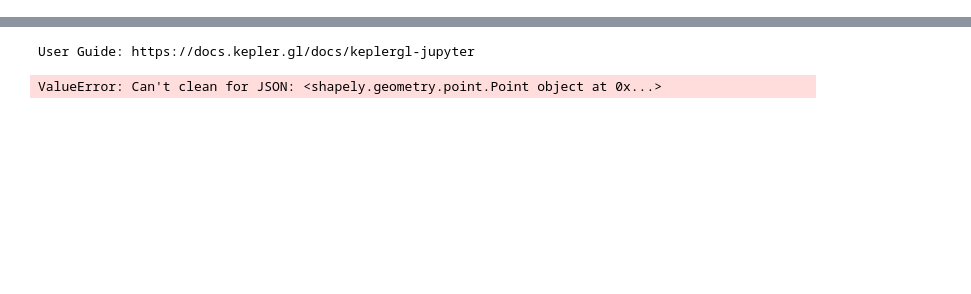
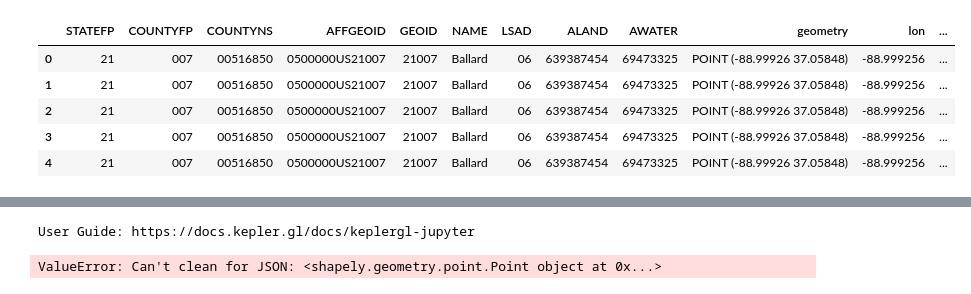
Before and after one commit to stevennac3/rp-covid-migration, a Jupyter notebook: notebooks/Viz/Kepler_Edits.ipynb, the cells around one changed output, grey strips where cells are left out. Drawn from its saved outputs; the diff is of its cells as text; code cells hidden in the pictures; blank space fills up the shorter version.

```diff
--- a/notebooks/Viz/Kepler_Edits.ipynb
+++ b/notebooks/Viz/Kepler_Edits.ipynb
@@ -15,0 +71,12 @@ os.chdir(r'C:\Users\steve\GitHub\rp-covid-migration')
+# %%
+usa_centroid = pd.merge(counties, dff, left_on="GEOID", right_on="id", how="inner")
+usa_centroid.to_csv(r'data/usa_cntr_jansep.csv')
+# %%
+usa_centroid.head()
+# %% [output]
+|  | STATEFP | COUNTYFP | COUNTYNS | AFFGEOID | GEOID | NAME | LSAD | ALAND | AWATER | geometry | lon | ... |
+| 0 | 21 | 007 | 00516850 | 0500000US21007 | 21007 | Ballard | 06 | 639387454 | 69473325 | POINT (-88.99926 37.05848) | -88.999256 | ... |
+| 1 | 21 | 007 | 00516850 | 0500000US21007 | 21007 | Ballard | 06 | 639387454 | 69473325 | POINT (-88.99926 37.05848) | -88.999256 | ... |
+| 2 | 21 | 007 | 00516850 | 0500000US21007 | 21007 | Ballard | 06 | 639387454 | 69473325 | POINT (-88.99926 37.05848) | -88.999256 | ... |
+| 3 | 21 | 007 | 00516850 | 0500000US21007 | 21007 | Ballard | 06 | 639387454 | 69473325 | POINT (-88.99926 37.05848) | -88.999256 | ... |
+| 4 | 21 | 007 | 00516850 | 0500000US21007 | 21007 | Ballard | 06 | 639387454 | 69473325 | POINT (-88.99926 37.05848) | -88.999256 | ... |
```
Also changed, not shown: parts of 13 cells of this notebook, 6 other files.
